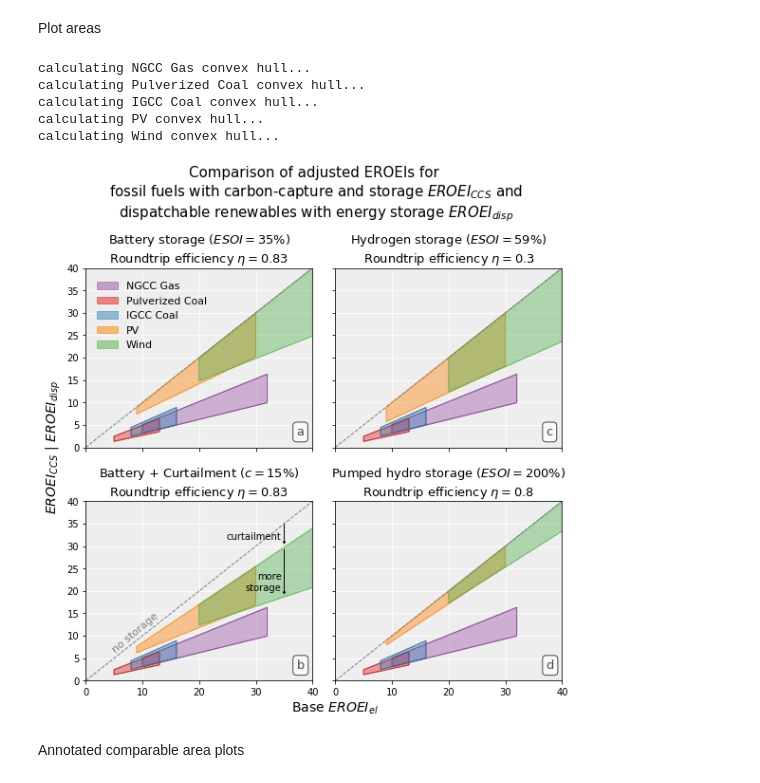
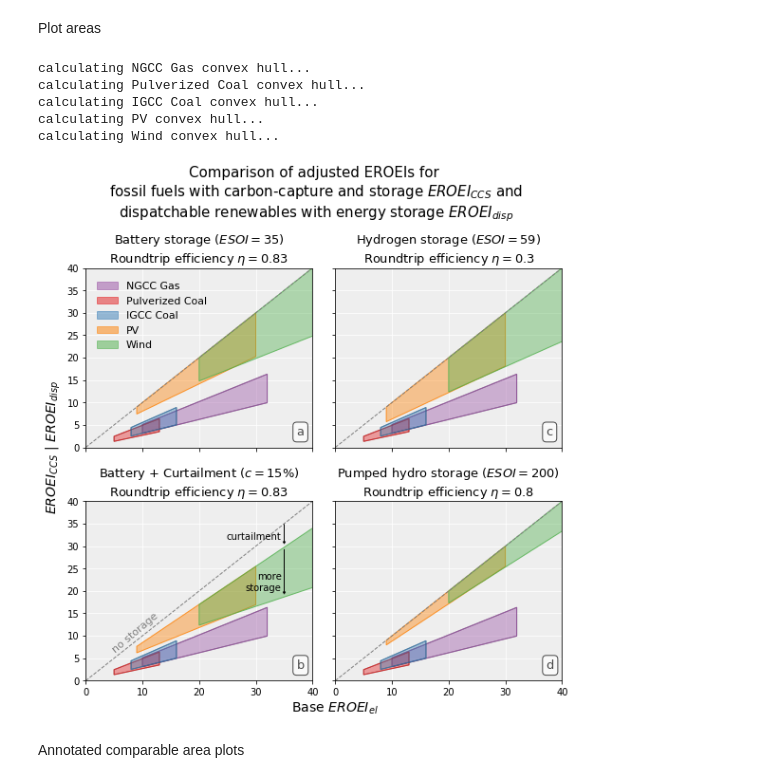
Before and after one commit to csaladenes/sustainable-energy-transitions, a Jupyter notebook: ccs/eroei-ccs-workbook.ipynb, the cells around one changed output. Drawn from its saved outputs; the diff is of its cells as text; code cells hidden in the pictures.

```diff
--- a/ccs/eroei-ccs-workbook.ipynb
+++ b/ccs/eroei-ccs-workbook.ipynb
@@ -641,7 +641,7 @@ for i in range(len(eroei_disp_n)):
         if (i==0):
             if (j!=2):
                 ax.set_title(ESOI_tech[j]+u' ($ESOI='+str(ESOI[j])+\
-                     '$%)\nRoundtrip efficiency $\eta='+str(eta[j])+'$',fontsize=13)
+                     '$)\nRoundtrip efficiency $\eta='+str(eta[j])+'$',fontsize=13)
             else:
                 ax.set_title(ESOI_tech[j]+u' ($c='+str(int(c[j]*100))+\
                      '$%)\nRoundtrip efficiency $\eta='+str(eta[j])+'$',fontsize=13)
@@ -661,34 +661,34 @@ for i in range(len(eroei_disp_n)):
                 ax.text(34.5, 32, 'curtailment',
                         horizontalalignment='right',
                         verticalalignment='center', rotation=0, color='k')
                 ax.text(34.5, 22, 'more\nstorage',
                         horizontalalignment='right',
                         verticalalignment='center', rotation=0, color='k')
 
 #Format labels
 for axi in axes:
     for ax in axi:
         ax.set_xlim(0,max(np.array(eroei_el_ren).flatten()))
         ax.set_ylim(0,max(np.array(eroei_el_ren).flatten()))
 axes[0][0].set_ylabel('$EROEI_{CCS}$ | $EROEI_{disp}$',fontsize=14,y=0)
 axes[1][1].set_xlabel('Base $EROEI_{el}$',fontsize=14,x=0)
 axes[0][1].set_yticklabels('')
 axes[1][1].set_yticklabels('')
 axes[0][0].set_xticklabels('')
 axes[0][1].set_xticklabels('')
 #axes[0][1].legend(loc=(1.04,0.58),fontsize=11)
 axes[0][0].legend(loc=(0.03,0.52),framealpha=0,fontsize=11)
 
 plt.suptitle('Comparison of adjusted EROEIs for \nfossil fuels with carbon-capture and storage $EROEI_{CCS}$ and \ndispatchable renewables with energy storage $EROEI_{disp}$',y=1.06,fontsize=15)
 plt.savefig('plot/fig4.png',dpi=150,bbox_inches = 'tight', pad_inches = 0.1)
 plt.show()
 # %% [output]
 calculating NGCC Gas convex hull...
 calculating Pulverized Coal convex hull...
 calculating IGCC Coal convex hull...
 calculating PV convex hull...
 calculating Wind convex hull...
-[figure, old version]
+[figure, new version]
 # %% [markdown]
 Annotated comparable area plots
 # %%
```
Also changed, not shown: parts of 2 cells of this notebook.
